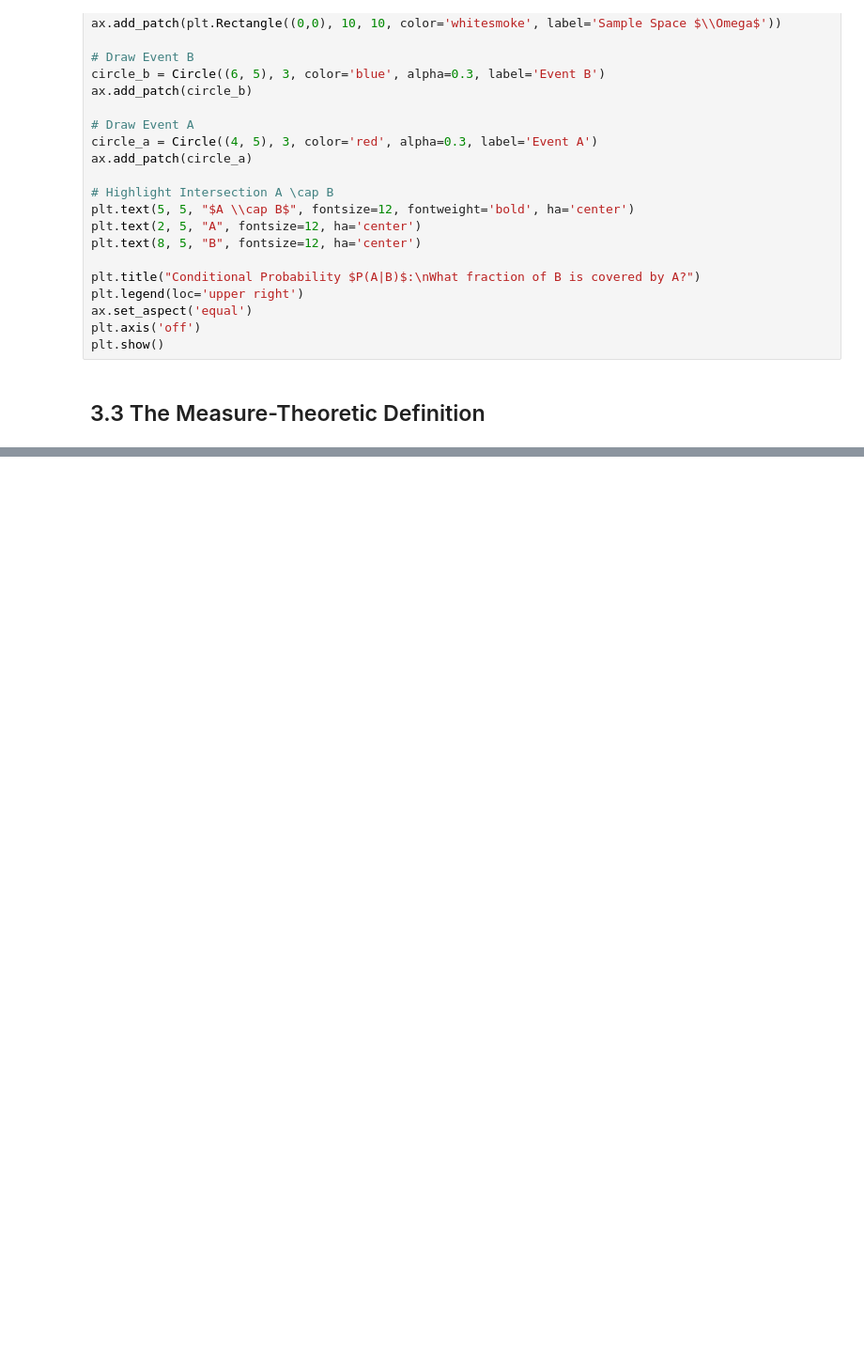
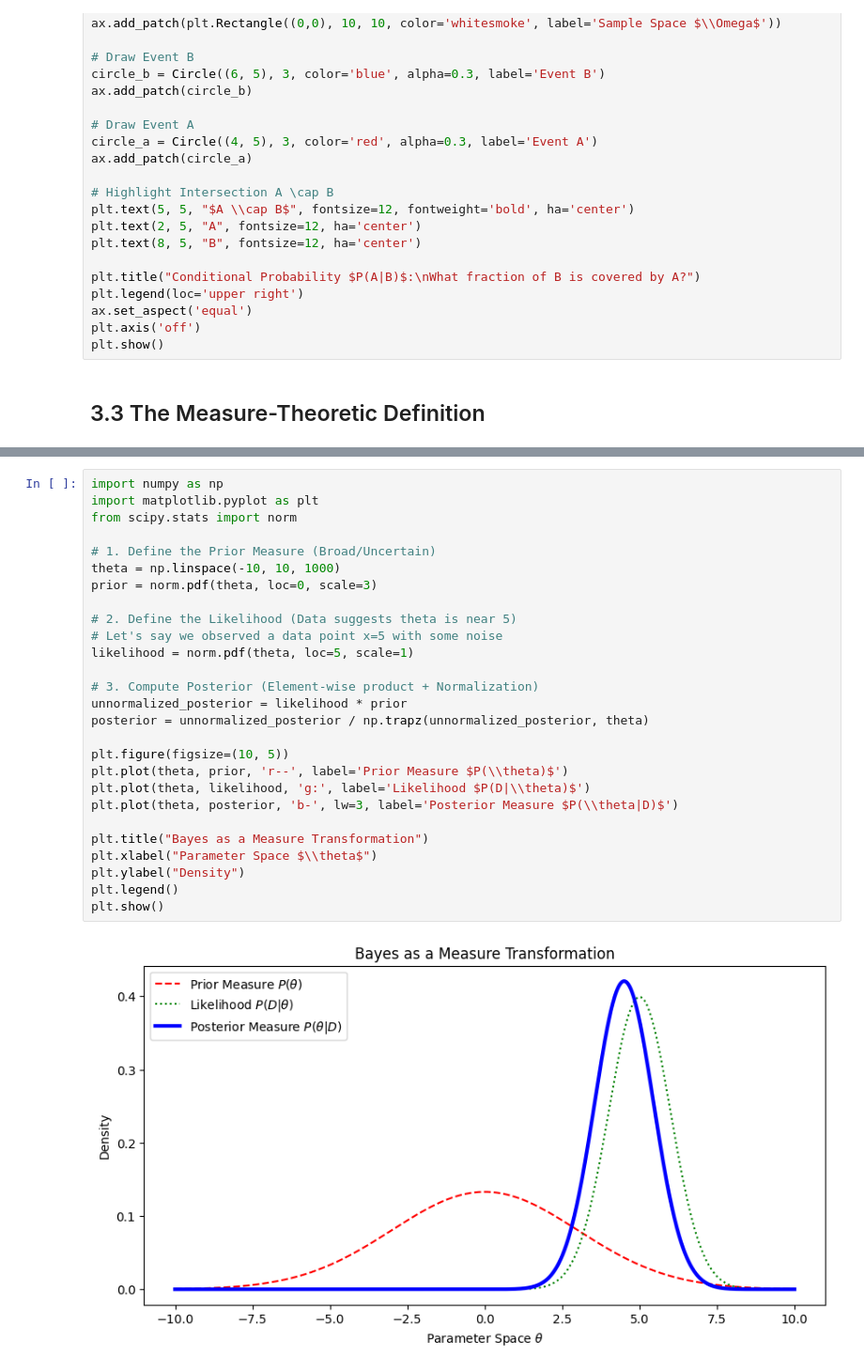
Before and after one commit to Samaa-16/Statistical-Learning-e23280, a Jupyter notebook: review_of_probability_theory.ipynb, the cells around one changed output, grey strips where cells are left out. Shown at 94% size. Drawn from its saved outputs; the diff is of its cells as text; blank space fills up the shorter version.

Commit message:
Bayes example

```diff
--- a/review_of_probability_theory.ipynb
+++ b/review_of_probability_theory.ipynb
@@ -1455,0 +1500,29 @@ plt.show()
+# %%
+import numpy as np
+import matplotlib.pyplot as plt
+from scipy.stats import norm
+
+# 1. Define the Prior Measure (Broad/Uncertain)
+theta = np.linspace(-10, 10, 1000)
+prior = norm.pdf(theta, loc=0, scale=3)
+
+# 2. Define the Likelihood (Data suggests theta is near 5)
+# Let's say we observed a data point x=5 with some noise
+likelihood = norm.pdf(theta, loc=5, scale=1)
+
+# 3. Compute Posterior (Element-wise product + Normalization)
+unnormalized_posterior = likelihood * prior
+posterior = unnormalized_posterior / np.trapz(unnormalized_posterior, theta)
+
+plt.figure(figsize=(10, 5))
+plt.plot(theta, prior, 'r--', label='Prior Measure $P(\\theta)$')
+plt.plot(theta, likelihood, 'g:', label='Likelihood $P(D|\\theta)$')
+plt.plot(theta, posterior, 'b-', lw=3, label='Posterior Measure $P(\\theta|D)$')
+
+plt.title("Bayes as a Measure Transformation")
+plt.xlabel("Parameter Space $\\theta$")
+plt.ylabel("Density")
+plt.legend()
+plt.show()
+# %% [output]
+[figure, added]
```
Also changed, not shown: parts of 3 cells of this notebook.
